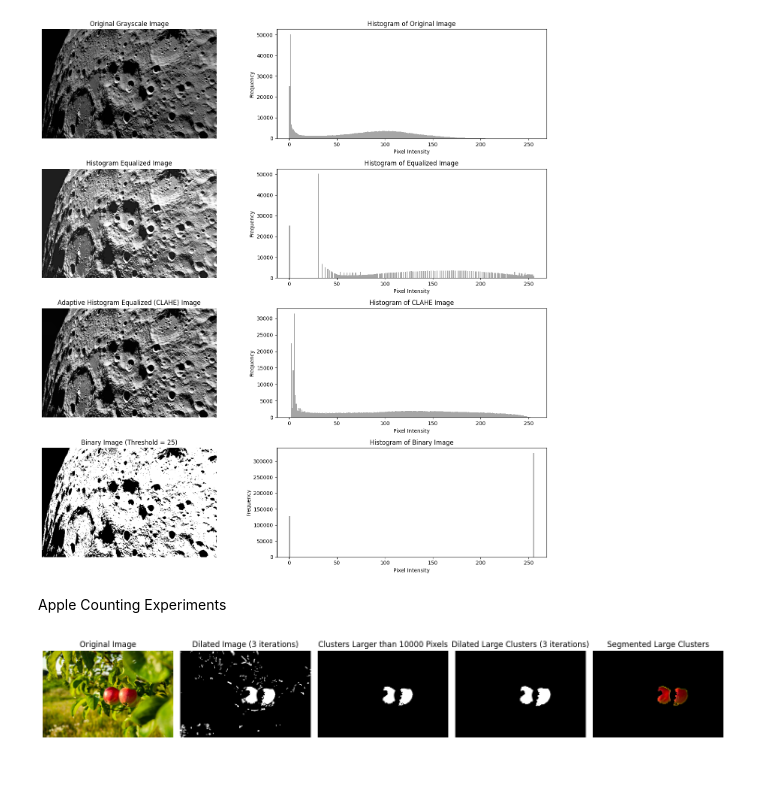
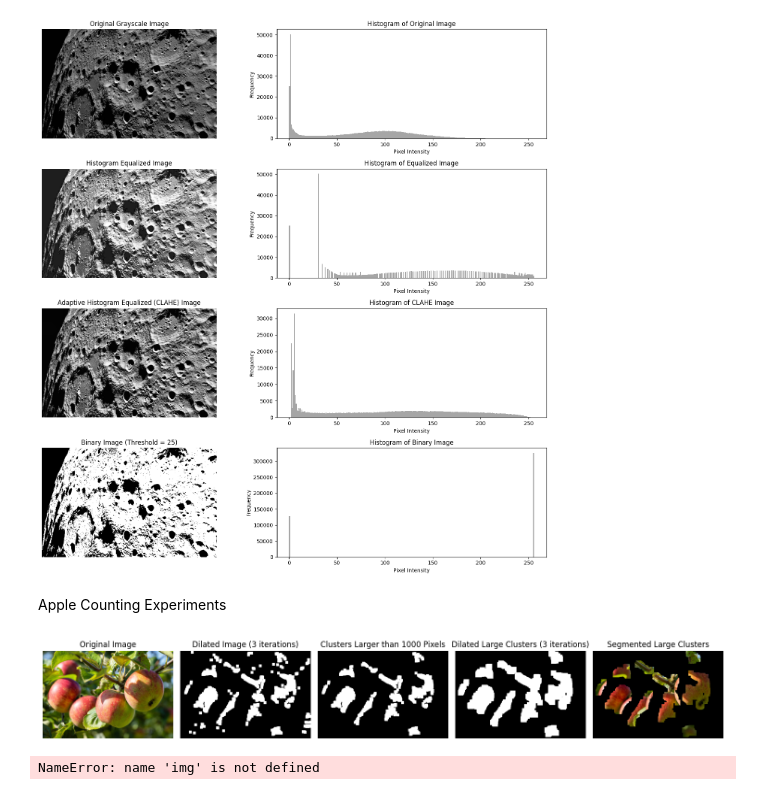
Before and after one commit to SIDDHARTH-S-001/openai_gym_experiments, a Jupyter notebook: image_processing/classical_techniques.ipynb, the cells around one changed output. Cells and saved outputs as stored; diff of their text form; code cells hidden in the pictures.

```diff
--- a/image_processing/classical_techniques.ipynb
+++ b/image_processing/classical_techniques.ipynb
@@ -156,7 +156,7 @@ import numpy as np
 import matplotlib.pyplot as plt
 
 # Define the image path
-img_path = 'D:/Onedrive/experiments/experiments/image_processing/two_apples.jpg'
+img_path = 'D:/Onedrive/experiments/experiments/image_processing/five_apples.jpg'
 
 # Load the image in color (BGR format as OpenCV default)
 img = cv2.imread(img_path)
@@ -202,7 +202,7 @@ else:
     num_labels, labels, stats, centroids = cv2.connectedComponentsWithStats(dilated_image, connectivity=8)
 
     # Step 3: Set a threshold for the size of clusters (e.g., 500 pixels)
-    size_threshold = 10000  # You can adjust this value based on your image
+    size_threshold = 1000  # You can adjust this value based on your image
 
     # Step 4: Create a new mask to keep only large clusters
     large_clusters_mask = np.zeros_like(binary_image)
@@ -223,31 +223,65 @@ else:
     plt.axis('off')
 
     # Display the binary mask (after first dilation)
     plt.subplot(1, 5, 2)
     plt.imshow(dilated_image, cmap='gray')
     plt.title('Dilated Image (3 iterations)')
     plt.axis('off')
 
     # Display the large clusters mask (after size threshold)
     plt.subplot(1, 5, 3)
     plt.imshow(large_clusters_mask, cmap='gray')
     plt.title(f'Clusters Larger than {size_threshold} Pixels')
     plt.axis('off')
 
     # Display the large clusters after second dilation
     plt.subplot(1, 5, 4)
     plt.imshow(dilated_large_clusters, cmap='gray')
     plt.title('Dilated Large Clusters (3 iterations)')
     plt.axis('off')
 
     # Display the final segmented large clusters after selective dilation
     plt.subplot(1, 5, 5)
     result_final = cv2.bitwise_and(img_rgb, img_rgb, mask=dilated_large_clusters)
     plt.imshow(result_final)
     plt.title('Segmented Large Clusters')
     plt.axis('off')
 
     plt.tight_layout()
     plt.show()
 # %% [output]
-[figure, old version]
+[figure, new version]
+# %%
+import cv2
+import matplotlib.pyplot as plt
+
+img_path  = 'D:\Onedrive\experiments\experiments\image_processing\two_apples.jpg'
+
+# Step 1: Read the image
+image = cv2.imread(img_path)
+
+if image is None:
+    print('None Value')
+else:
+    # Step 2: Convert the image to grayscale
+    gray_image = cv2.cvtColor(image, cv2.COLOR_BGR2GRAY)
+
+    # Step 3: Apply a threshold or Canny edge detection
+    # Option 1: Threshold
+    ret, thresh = cv2.threshold(gray_image, 127, 255, cv2.THRESH_BINARY)
+
+    # Option 2: Canny edge detection (alternative to threshold)
+    # edges = cv2.Canny(gray_image, 100, 200)
+
+    # Step 4: Find contours
+    contours, hierarchy = cv2.findContours(thresh, cv2.RETR_TREE, cv2.CHAIN_APPROX_SIMPLE)
+
+    # Step 5: Draw contours on the original image
+    cv2.drawContours(image, contours, -1, (0, 255, 0), 2)  # Green color, thickness=2
+
+    # Step 6: Display the result using Matplotlib
+    plt.imshow(cv2.cvtColor(image, cv2.COLOR_BGR2RGB))
+    plt.title('Image with Contours')
+    plt.show()
+# %% [output]
+NameError: name 'img' is not defined
```
Also changed, not shown: 1 other file.
